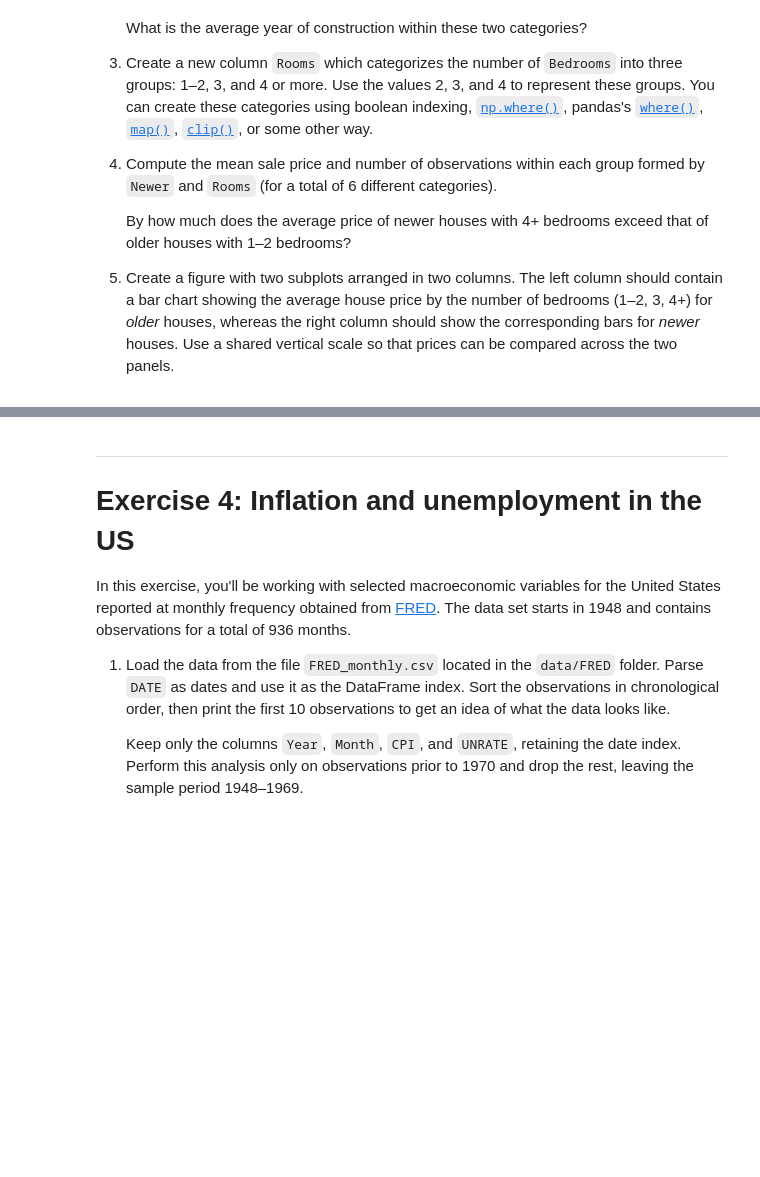
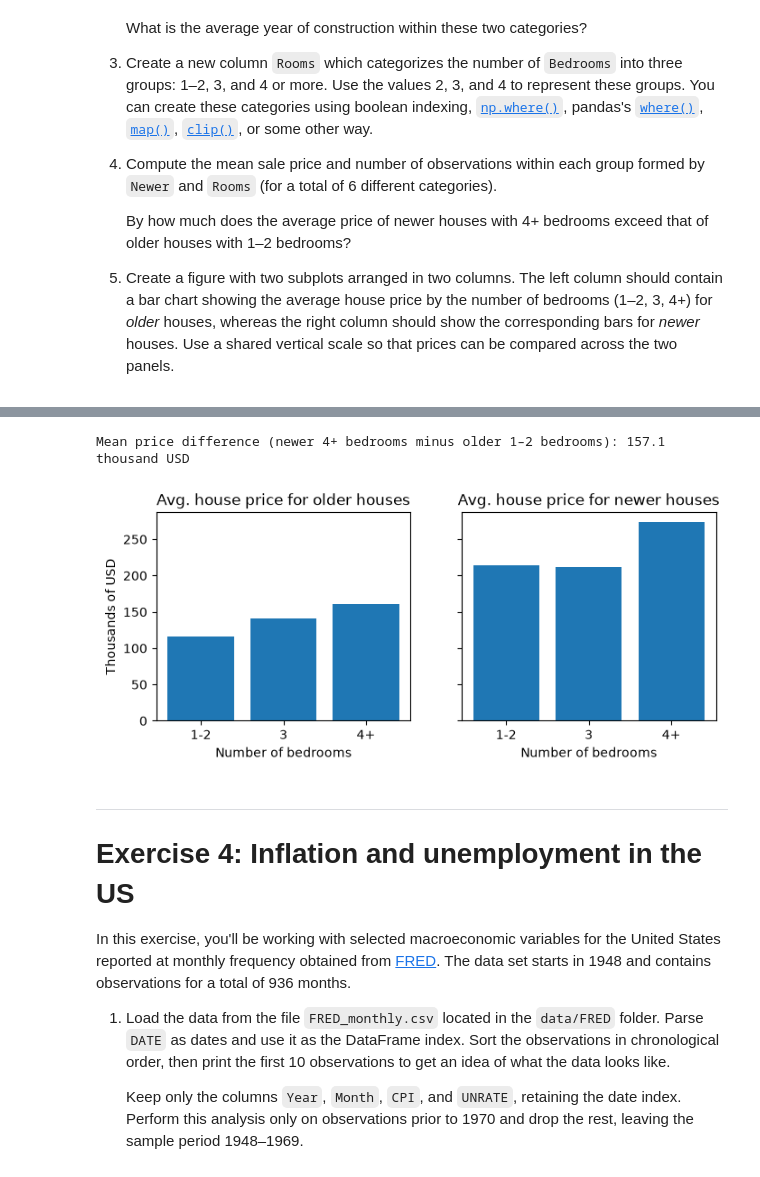
Before and after one commit to theamaelen-wq/TECH2-H26, a Jupyter notebook: workshops/workshop4/workshop4_TOEM.ipynb, the cells around one changed output, grey strips where cells are left out. Drawn from its saved outputs; the diff is of its cells as text; code cells hidden in the pictures; blank space fills up the shorter version.

```diff
--- a/workshops/workshop4/workshop4_TOEM.ipynb
+++ b/workshops/workshop4/workshop4_TOEM.ipynb
@@ -232,3 +324,13 @@ to understand how house prices vary with selected house characteristics.
     bedrooms (1–2, 3, 4+) for _older_ houses, whereas the right column should show the
     corresponding bars for _newer_ houses. Use a shared vertical scale so that prices
     can be compared across the two panels.
+# %%
+# Part 1
+file = f'{DATA_PATH}/ames_houses.csv'
+df = pd.read_csv(file, usecols=['SalePrice', 'LotArea', 'YearBuilt', 'Bedrooms'])
+df = df[(df['Bedrooms'] >= 1) & (df['LotArea'] >= 100)]
+# %%
+# Part 2
+average = df['YearBuilt'].mean().round(1)
+
+df['Newer'] = (df['YearBuilt'] >= average).astype(int)
@@ -234,0 +344,9 @@ to understand how house prices vary with selected house characteristics.
+# %%
+# Part 3
+import numpy as np
+
+df['Rooms'] = np.where(
+    df['Bedrooms'] <= 2, 2,
+    np.where(df['Bedrooms'] >= 4, 4, df['Bedrooms'])
+)
+df.head(3)
@@ -234,0 +376,7 @@ to understand how house prices vary with selected house characteristics.
+# %%
+# Compute mean house prices and observation counts within each category
+df_price_stats = df.groupby(['Newer', 'Rooms'])['SalePrice'].agg(['mean', 'count'])
+
+# Retain the mean prices for the comparison and plots below
+mean_prices = df_price_stats['mean']
+df_price_stats.round(1)
@@ -235,3 +392,31 @@ to understand how house prices vary with selected house characteristics.
+# %%
+# Mean price of newer houses with 4+ bedrooms minus older houses with 1–2 bedrooms
+diff = mean_prices.loc[1, 4] - mean_prices.loc[0, 2]
+
+print(
+    'Mean price difference (newer 4+ bedrooms minus older 1–2 bedrooms): '
+    f'{diff:,.1f} thousand USD'
+)
+# %% [output]
+Mean price difference (newer 4+ bedrooms minus older 1–2 bedrooms): 157.1 thousand USD
+# %%
+# Part 5
+import matplotlib.pyplot as plt
+
+fig, axes = plt.subplots(1, 2, figsize=(8, 3), sharey=True)
+
+xvalues = ['1-2', '3', '4+']
+
+axes[0].bar(xvalues, mean_prices.loc[0])
+axes[0].set_title('Avg. house price for older houses')
+axes[0].set_ylabel('Thousands of USD')
+axes[0].set_xlabel('Number of bedrooms')
+
+axes[1].bar(xvalues, mean_prices.loc[1])
+axes[1].set_title('Avg. house price for newer houses')
+_ = axes[1].set_xlabel('Number of bedrooms')
+# %% [output]
+[figure, added]
 # %% [markdown]
 ***
 # Exercise 4: Inflation and unemployment in the US
```
Also changed, not shown: parts of 35 cells of this notebook.
